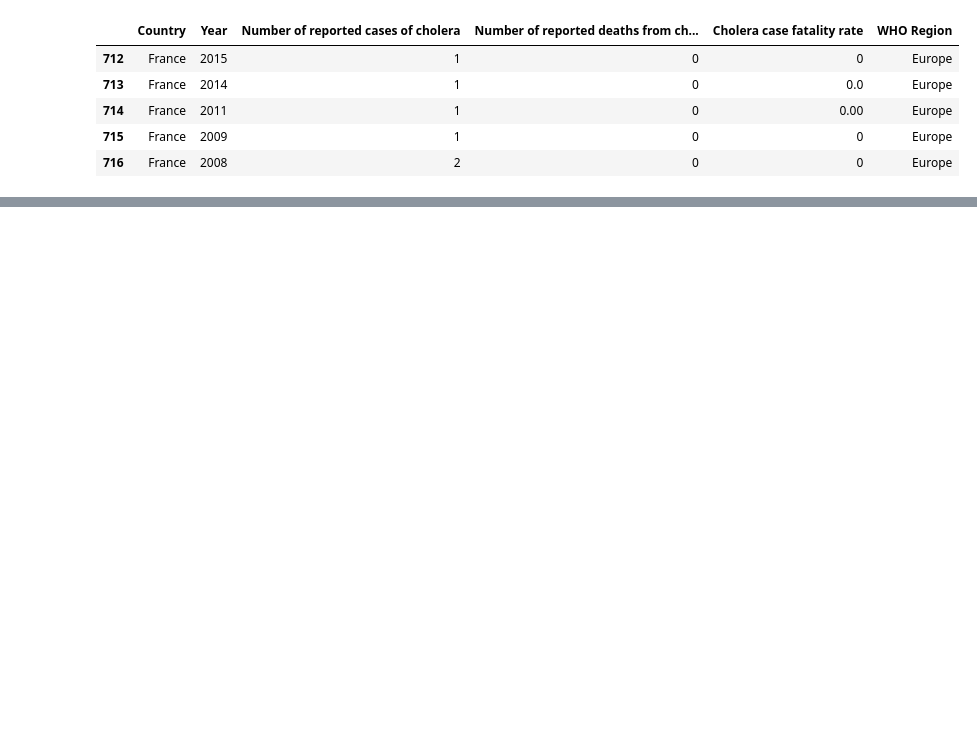
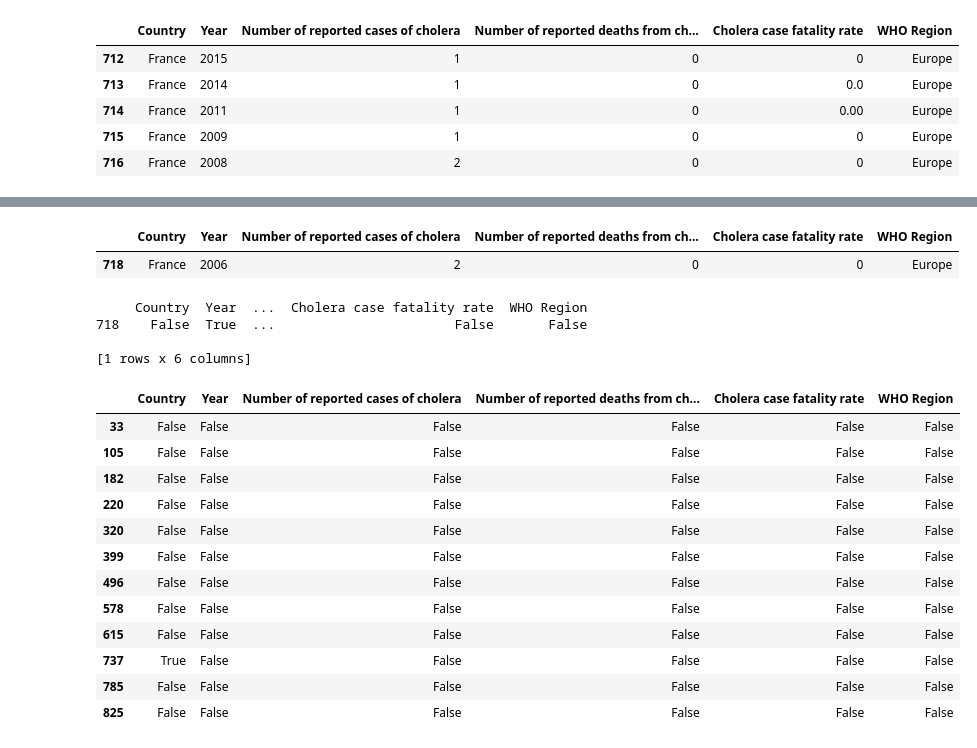
Before and after one commit to Balgaros/Python, a Jupyter notebook: Evaluation_Yvan_Capron.ipynb, the cells around one changed output, grey strips where cells are left out. Drawn from its saved outputs; the diff is of its cells as text; code cells hidden in the pictures; blank space fills up the shorter version.

```diff
--- a/Evaluation_Yvan_Capron.ipynb
+++ b/Evaluation_Yvan_Capron.ipynb
@@ -160,0 +189,33 @@ filtre2.head()
+# %%
+filtre5 = df.query('(Year == 2006) & (Country == "France")')
+filtre5.head()
+# %% [output]
+|  | Country | Year | Number of reported cases of cholera | Number of reported deaths from ch... | Cholera case fatality rate | WHO Region |
+| 718 | France | 2006 | 2 | 0 | 0 | Europe |
+# %%
+"Masque: True pour l'année il y a bien un 2006 dans ce filtre a la colonne année "
+mask = data=filtre5 == 2006
+print(mask)
+# %% [output]
+     Country  Year  ...  Cholera case fatality rate  WHO Region
+718    False  True  ...                       False       False
+
+[1 rows x 6 columns]
+# %%
+"Il y a qu'un seul France à la ligne 737"
+mask2 = data=filtre == "France"
+mask2.head(12)
+# %% [output]
+|  | Country | Year | Number of reported cases of cholera | Number of reported deaths from ch... | Cholera case fatality rate | WHO Region |
+| 33 | False | False | False | False | False | False |
+| 105 | False | False | False | False | False | False |
+| 182 | False | False | False | False | False | False |
+| 220 | False | False | False | False | False | False |
+| 320 | False | False | False | False | False | False |
+| 399 | False | False | False | False | False | False |
+| 496 | False | False | False | False | False | False |
+| 578 | False | False | False | False | False | False |
+| 615 | False | False | False | False | False | False |
+| 737 | True | False | False | False | False | False |
+| 785 | False | False | False | False | False | False |
+| 825 | False | False | False | False | False | False |
```
Also changed, not shown: parts of 5 cells of this notebook.
